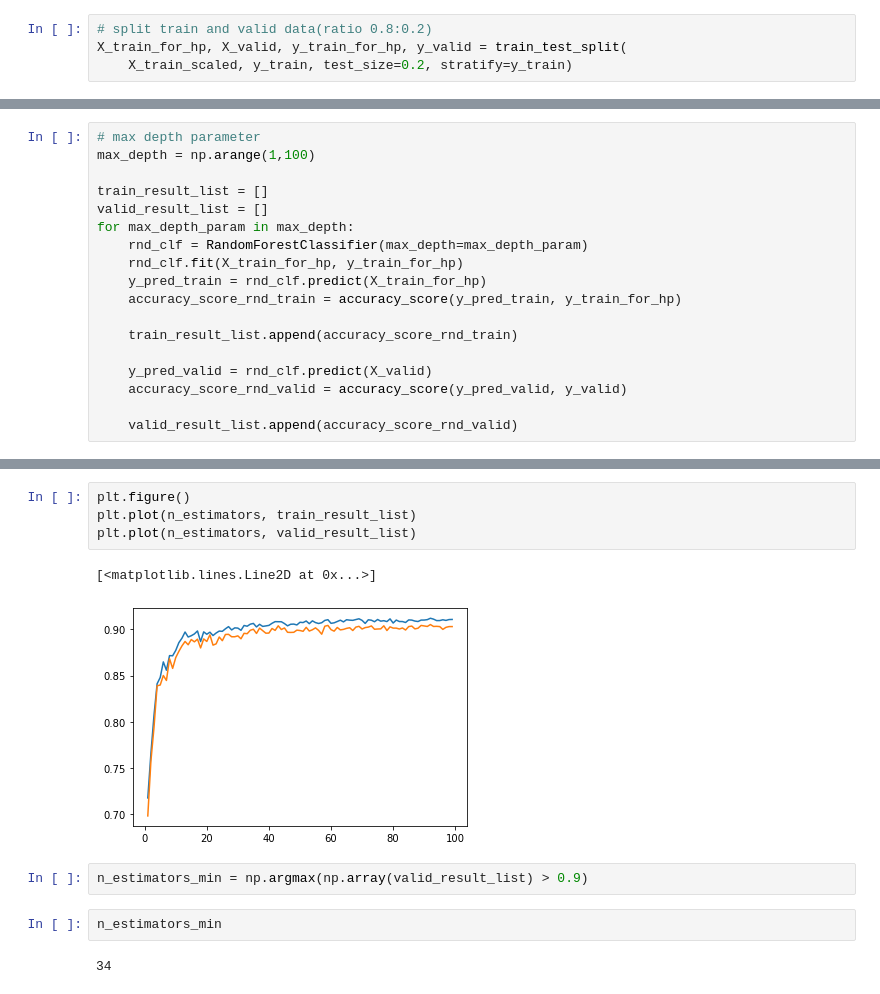
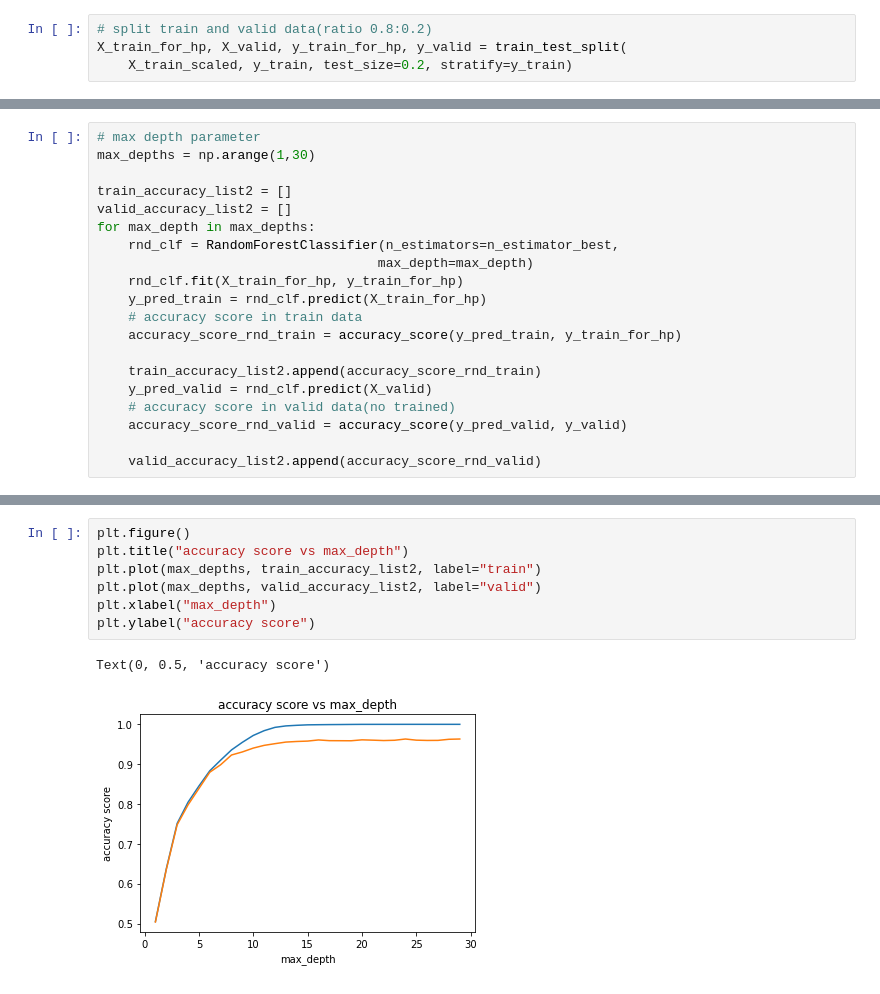
Before and after one commit to Sampeipei/ML_Process_Examples, a Jupyter notebook: fy_9ue5t/03_RandomForest.ipynb, the cells around one changed output, grey strips where cells are left out. Drawn from its saved outputs; the diff is of its cells as text.

```diff
--- a/fy_9ue5t/03_RandomForest.ipynb
+++ b/fy_9ue5t/03_RandomForest.ipynb
@@ -150,18 +236,20 @@ X_train_for_hp, X_valid, y_train_for_hp, y_valid = train_test_split(
 # %%
 # max depth parameter
-max_depth = np.arange(1,100)
+max_depths = np.arange(1,30)
 
-train_result_list = []
-valid_result_list = []
-for max_depth_param in max_depth:
-    rnd_clf = RandomForestClassifier(max_depth=max_depth_param)
+train_accuracy_list2 = []
+valid_accuracy_list2 = []
+for max_depth in max_depths:
+    rnd_clf = RandomForestClassifier(n_estimators=n_estimator_best,
+                                    max_depth=max_depth)
     rnd_clf.fit(X_train_for_hp, y_train_for_hp)
     y_pred_train = rnd_clf.predict(X_train_for_hp)
+    # accuracy score in train data
     accuracy_score_rnd_train = accuracy_score(y_pred_train, y_train_for_hp)
 
-    train_result_list.append(accuracy_score_rnd_train)
-
+    train_accuracy_list2.append(accuracy_score_rnd_train)
     y_pred_valid = rnd_clf.predict(X_valid)
+    # accuracy score in valid data(no trained)
     accuracy_score_rnd_valid = accuracy_score(y_pred_valid, y_valid)
 
-    valid_result_list.append(accuracy_score_rnd_valid)
+    valid_accuracy_list2.append(accuracy_score_rnd_valid)
@@ -199,13 +256,10 @@ for n_estimator in n_estimators:
-# %%
-plt.figure()
-plt.plot(n_estimators, train_result_list)
-plt.plot(n_estimators, valid_result_list)
-# %% [output]
-[<matplotlib.lines.Line2D at 0x...>]
-[figure, removed]
-# %%
-n_estimators_min = np.argmax(np.array(valid_result_list) > 0.9)
-# %%
-n_estimators_min
-# %% [output]
-34
+# %%
+plt.figure()
+plt.title("accuracy score vs max_depth")
+plt.plot(max_depths, train_accuracy_list2, label="train")
+plt.plot(max_depths, valid_accuracy_list2, label="valid")
+plt.xlabel("max_depth")
+plt.ylabel("accuracy score")
+# %% [output]
+Text(0, 0.5, 'accuracy score')
+[figure, added]
```
Also changed, not shown: parts of 37 cells of this notebook, 3 other files.
